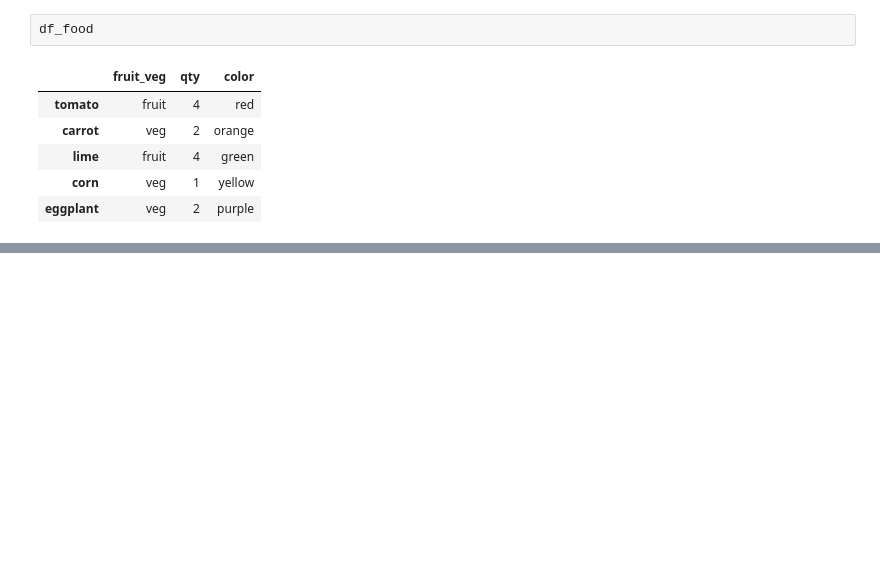
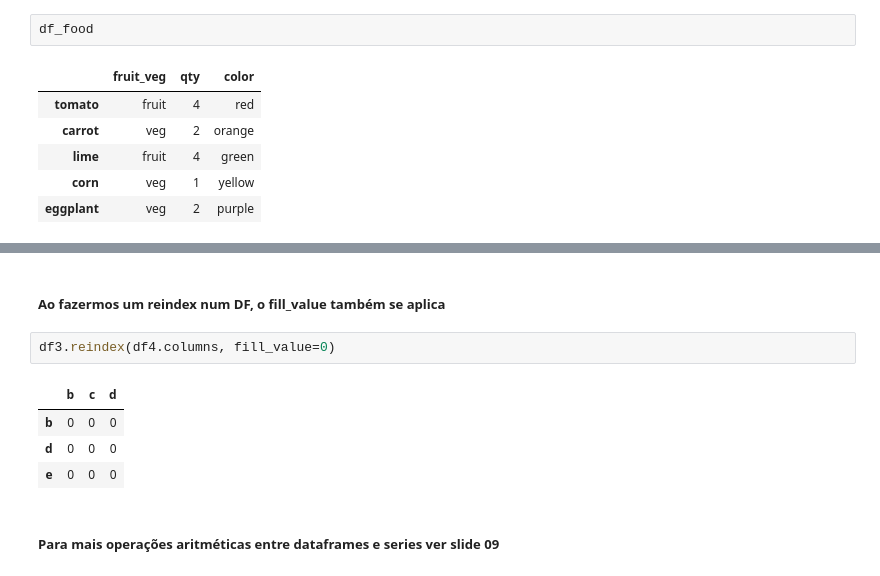
Before and after one commit to josenalde/datascience, a Jupyter notebook: notebooks/nbds09.ipynb, the cells around one changed output, grey strips where cells are left out. Saved outputs shown, nothing was run; the diff lists cells and outputs as text; blank space fills up the shorter version.

```diff
--- a/notebooks/nbds09.ipynb
+++ b/notebooks/nbds09.ipynb
@@ -256,0 +333,11 @@ df_food
+# %% [markdown]
+##### Ao fazermos um reindex num DF, o fill_value também se aplica
+# %%
+df3.reindex(df4.columns, fill_value=0)
+# %% [output]
+|  | b | c | d |
+| b | 0 | 0 | 0 |
+| d | 0 | 0 | 0 |
+| e | 0 | 0 | 0 |
+# %% [markdown]
+##### Para mais operações aritméticas entre dataframes e series ver slide 09
```
Also changed, not shown: parts of 20 cells of this notebook.
